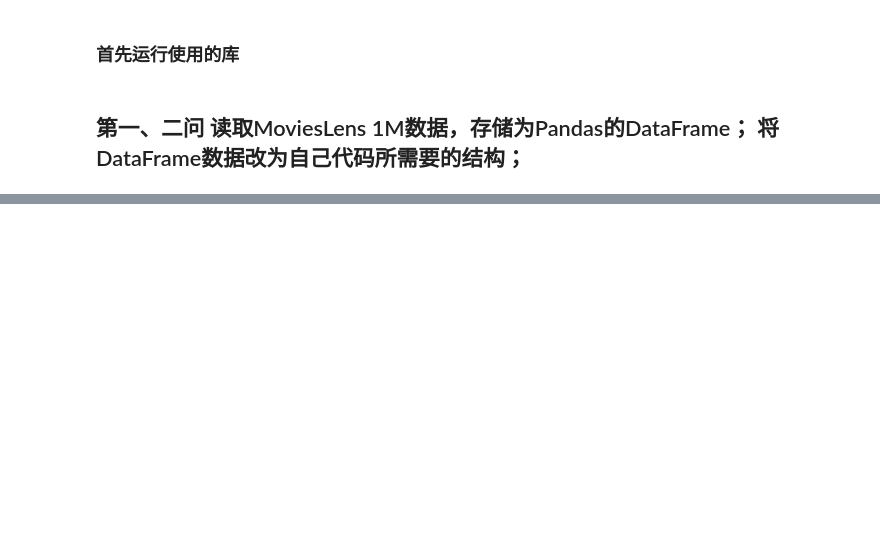
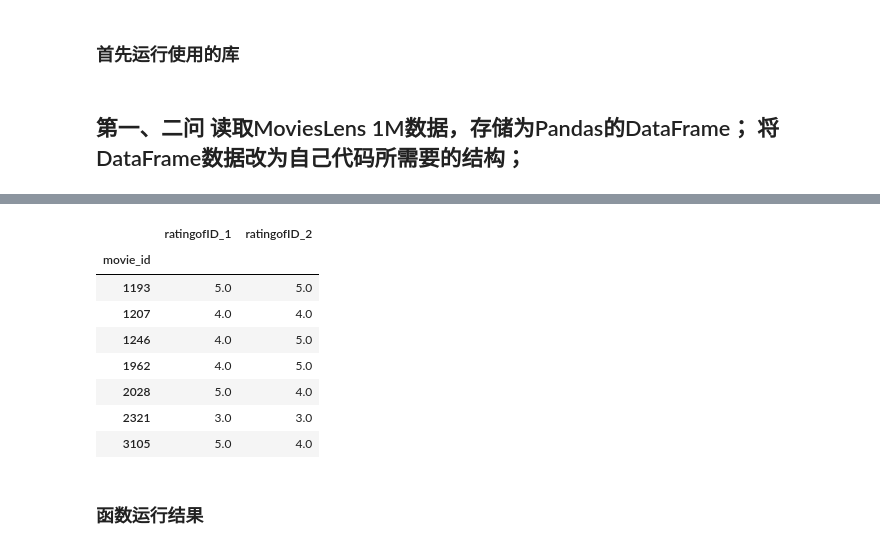
Before and after one commit to Lonelyleavesi/NumPy-Programe-practice, a Jupyter notebook: Movies Data/Movies Data.ipynb, the cells around one changed output, grey strips where cells are left out. Cells and saved outputs as stored; diff of their text form; code cells hidden in the pictures; blank space fills up the shorter version.

```diff
--- a/Movies Data/Movies Data.ipynb
+++ b/Movies Data/Movies Data.ipynb
@@ -81,0 +187,14 @@ users
+# %%
+result.dropna(axis=0,how='any')
+# %% [output]
+|  | ratingofID_1 | ratingofID_2 |
+| movie_id |  |  |
+| 1193 | 5.0 | 5.0 |
+| 1207 | 4.0 | 4.0 |
+| 1246 | 4.0 | 5.0 |
+| 1962 | 4.0 | 5.0 |
+| 2028 | 5.0 | 4.0 |
+| 2321 | 3.0 | 3.0 |
+| 3105 | 5.0 | 4.0 |
+# %% [markdown]
+### 函数运行结果
```
Also changed, not shown: parts of 30 cells of this notebook, 1 other file.
